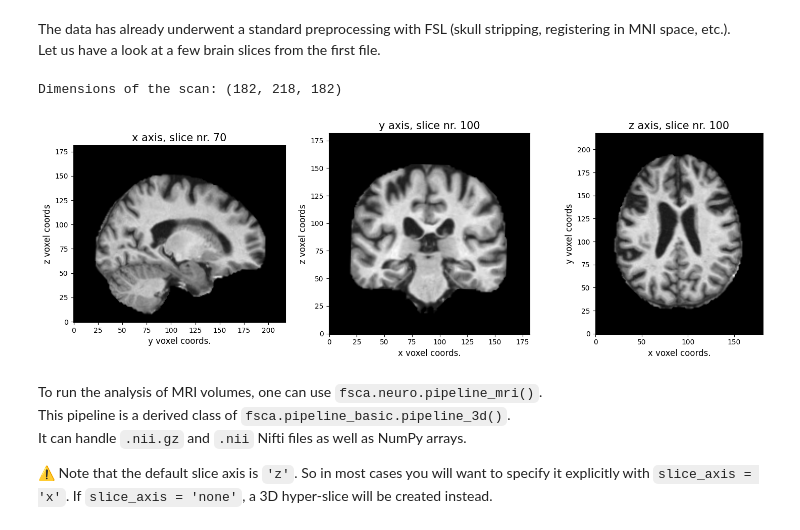
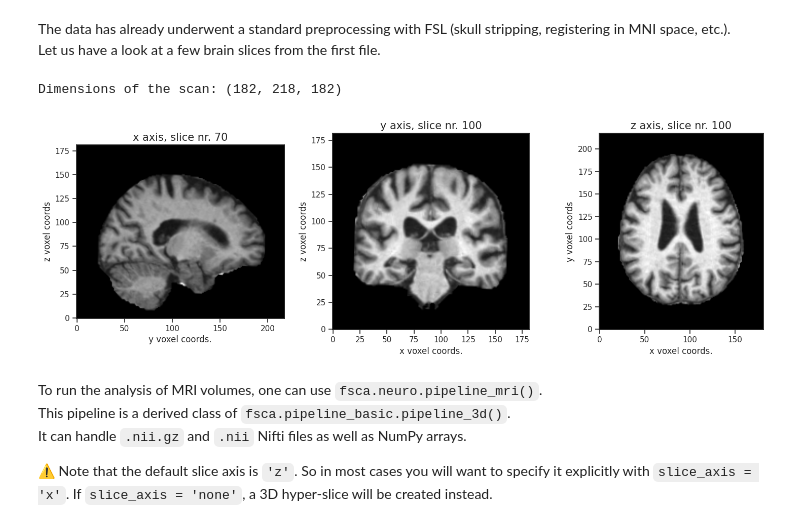
Before and after one commit to Mark-Kac-Center/MFSCA, a Jupyter notebook: Workshop.ipynb, the cells around one changed output. Saved outputs shown, nothing was run; the diff lists cells and outputs as text; code cells hidden in the pictures.

```diff
--- a/Workshop.ipynb
+++ b/Workshop.ipynb
@@ -435,33 +438,33 @@ data_files
 The data has already underwent a standard preprocessing with FSL (skull stripping, registering in MNI space, etc.).
 Let us have a look at a few brain slices from the first file.
 # %%
-mri_file = data_files[4]
+mri_file = data_files[0]
 img = nib.load(mri_file)
 img_data = img.get_fdata()
 
 print(f'Dimensions of the scan: {img_data.shape}')
 
 fig, ax = plt.subplots(ncols=3, figsize=(15, 5))
 
 ax[0].imshow(img_data[69, :, :].T, origin='lower', cmap='gray')
 ax[0].set_xlabel('y voxel coords.', fontsize=12)
 ax[0].set_ylabel('z voxel coords', fontsize=12)
 ax[0].set_title('x axis, slice nr. 70', fontsize=15)
 
 ax[1].imshow(img_data[:, 99, :].T, origin='lower', cmap='gray')
 ax[1].set_xlabel('x voxel coords.', fontsize=12)
 ax[1].set_ylabel('z voxel coords', fontsize=12)
 ax[1].set_title('y axis, slice nr. 100', fontsize=15)
 
 ax[2].imshow(img_data[:, :, 99].T, origin='lower', cmap='gray')
 ax[2].set_xlabel('x voxel coords.', fontsize=12)
 ax[2].set_ylabel('y voxel coords', fontsize=12)
 ax[2].set_title('z axis, slice nr. 100', fontsize=15)
 
 fig.tight_layout()
 # %% [output]
 Dimensions of the scan: (182, 218, 182)
-[figure, old version]
+[figure, new version]
 # %% [markdown]
 To run the analysis of MRI volumes, one can use `fsca.neuro.pipeline_mri()`.
 This pipeline is a derived class of `fsca.pipeline_basic.pipeline_3d()`.
```
Also changed, not shown: parts of 25 cells of this notebook.
